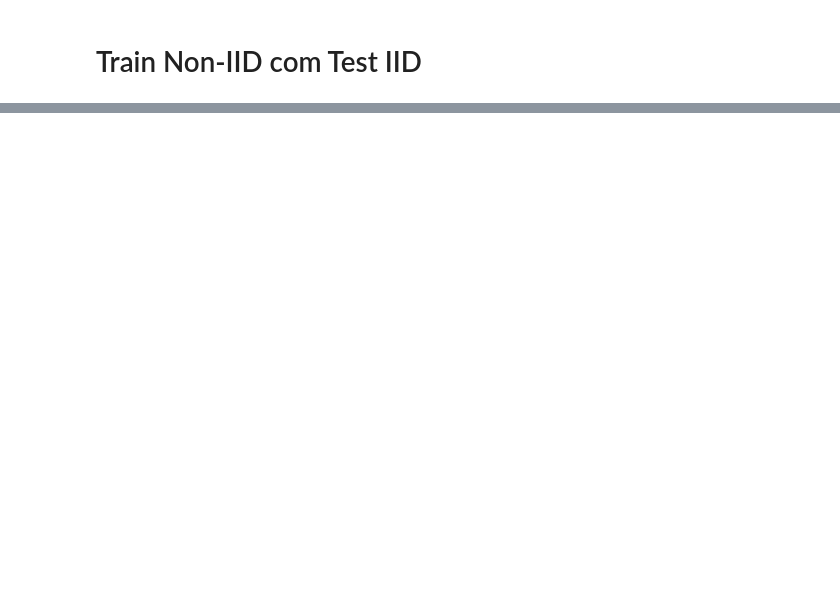
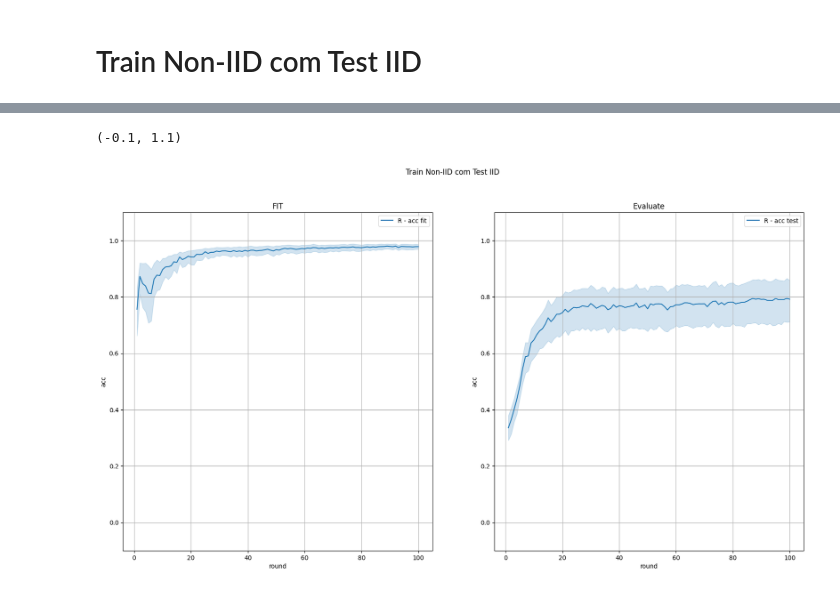
Before and after one commit to rafaeloj/LetsFed, a Jupyter notebook: plot.ipynb, the cells around one changed output, grey strips where cells are left out. Saved outputs shown, nothing was run; the diff lists cells and outputs as text; code cells hidden in the pictures; blank space fills up the shorter version.

```diff
--- a/plot.ipynb
+++ b/plot.ipynb
@@ -224,0 +280,25 @@ sns.lineplot(x='round', y='local_acc', data=df_test, ax=ax[1], label='Local Acc'
+# %%
+fig, ax = plt.subplots(1, 2, figsize=(20, 10))
+plt.suptitle("Train Non-IID com Test IID")
+ax[0].set_title("FIT")
+ax[1].set_title("Evaluate")
+
+ax[0].grid(True)
+ax[1].grid(True)
+
+
+r_df_train = pd.read_csv('logs-deev/c-cia-fit.csv', names=['round', 'cid', 'acc', 'loss', 'model_size', 'participate', 'selected'])
+r_df_test  = pd.read_csv('logs-deev/c-cia-eval.csv', names=['round', 'cid','acc', 'loss', 'participate'])
+
+
+linestyles = ['-', '--', '-.', ':', (0, (3, 5, 1, 5))]
+sns.lineplot(x='round', y='acc', data=r_df_train, ax=ax[0], label='R - acc fit', linestyle=linestyles[0])
+
+sns.lineplot(x='round', y='acc', data=r_df_test, ax=ax[1], label='R - acc test', linestyle=linestyles[0])
+
+# sns.lineplot(x='round', y='cia_local', data=df_test, ax=ax[1], label='Local CIA Acc')
+ax[0].set_ylim(-0.1, 1.1)
+ax[1].set_ylim(-0.1, 1.1)
+# %% [output]
+(-0.1, 1.1)
+[figure, added]
```
Also changed, not shown: parts of 18 cells of this notebook, 27 other files.
